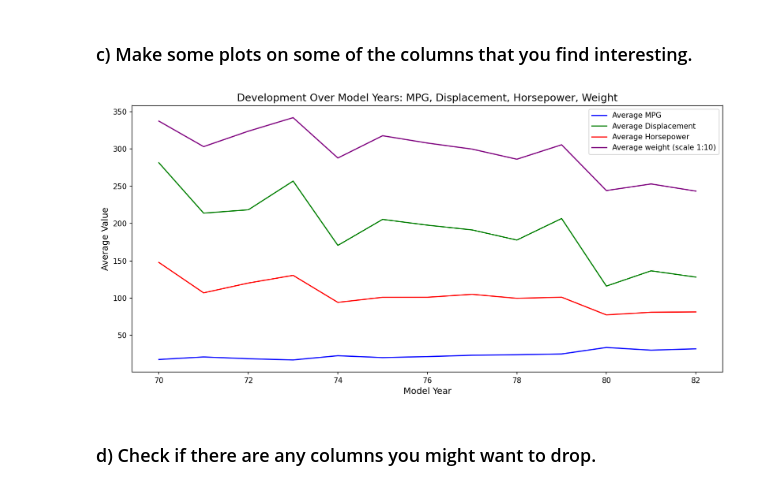
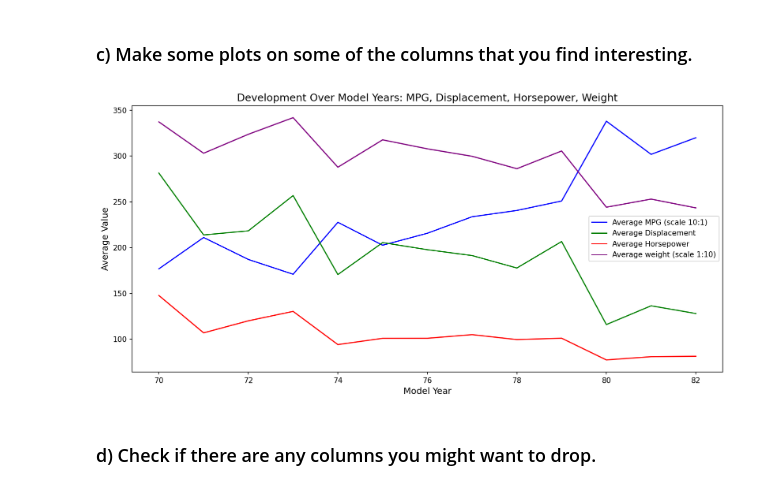
Before and after one commit to StefanLundberg77/ai_engineering_stefan_lundberg, a Jupyter notebook: exercises/exercise_1/0_eda.ipynb, the cells around one changed output. Drawn from its saved outputs; the diff is of its cells as text; code cells hidden in the pictures.

```diff
--- a/exercises/exercise_1/0_eda.ipynb
+++ b/exercises/exercise_1/0_eda.ipynb
@@ -102,23 +102,23 @@ df_filtered.describe().T.drop("count", axis=1)
 # %%
 import matplotlib.pyplot as plt
 
 df_grouped = df_filtered.groupby("model_year").mean().reset_index()
 
 df_scaled_weight = df_grouped["weight"]/10 # for easier view in regards to other features
 
 fig, ax = plt.subplots(figsize=(12, 6), dpi=150)
-plt.plot(df_grouped["model_year"], df_grouped["mpg"], label="Average MPG", color="blue")
+plt.plot(df_grouped["model_year"], df_grouped["mpg"]*10, label="Average MPG (scale 10:1)", color="blue")
 plt.plot(df_grouped["model_year"], df_grouped["displacement"], label="Average Displacement", color="green")
 plt.plot(df_grouped["model_year"], df_grouped["horsepower"], label="Average Horsepower", color="red")
 plt.plot(df_grouped["model_year"], df_scaled_weight, label="Average weight (scale 1:10)", color="purple")
 # Add labels and title
 plt.xlabel("Model Year", fontsize=12)
 plt.ylabel("Average Value", fontsize=12)
 plt.title("Development Over Model Years: MPG, Displacement, Horsepower, Weight", fontsize=14)
 plt.legend()
 plt.tight_layout()
 # %% [output]
-[figure, old version]
+[figure, new version]
 # %% [markdown]
 ### d) Check if there are any columns you might want to drop.
 # %% [markdown]
```
Also changed, not shown: 2 other files.
